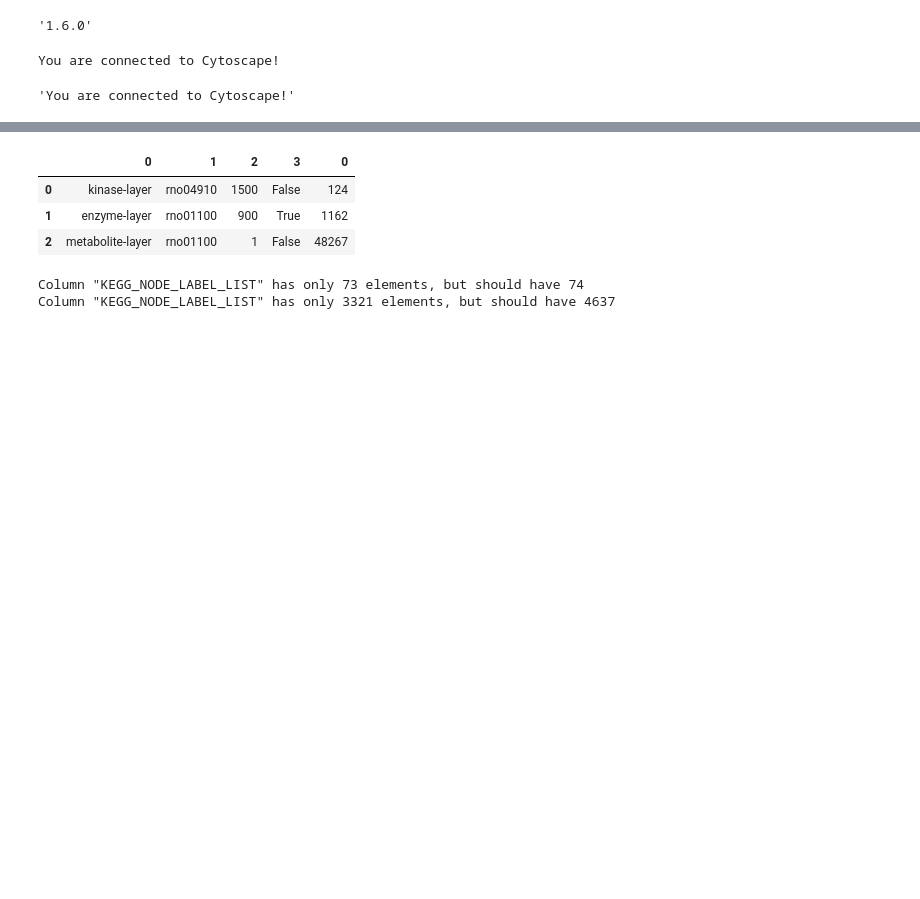
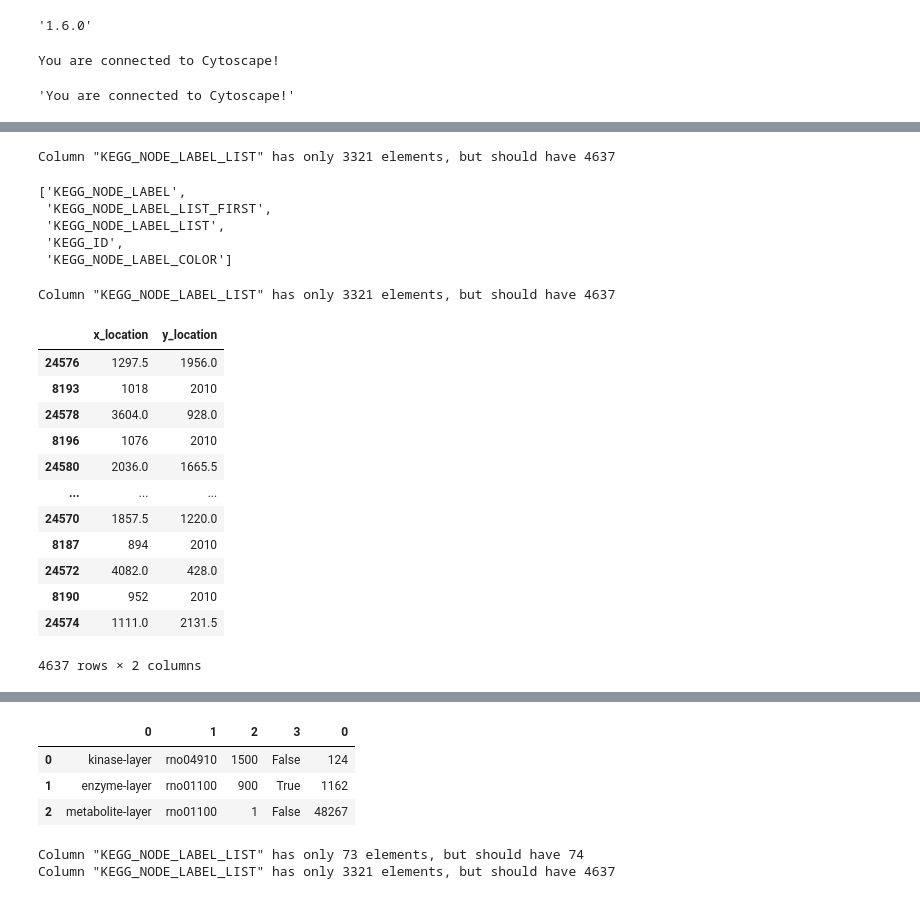
Before and after one commit to ecell/transomics2cytoscape-py, a Jupyter notebook: t2c.ipynb, the cells around one changed output, grey strips where cells are left out. Saved outputs shown, nothing was run; the diff lists cells and outputs as text; code cells hidden in the pictures; blank space fills up the shorter version.

```diff
--- a/t2c.ipynb
+++ b/t2c.ipynb
@@ -152,0 +231,34 @@ def createMidnodes(networkSUID):
+# %%
+nt = p4c.get_table_columns(table="node", network=1162, columns=list(a))
+# %% [output]
+Column "KEGG_NODE_LABEL_LIST" has only 3321 elements, but should have 4637
+# %%
+list(a)[8:13]
+# %% [output]
+['KEGG_NODE_LABEL',
+ 'KEGG_NODE_LABEL_LIST_FIRST',
+ 'KEGG_NODE_LABEL_LIST',
+ 'KEGG_ID',
+ 'KEGG_NODE_LABEL_COLOR']
+# %%
+nt = p4c.get_table_columns(table="node", network=1162, columns=list(a)[8:13])
+# %% [output]
+Column "KEGG_NODE_LABEL_LIST" has only 3321 elements, but should have 4637
+# %%
+nt = p4c.get_table_columns(table="node", network=1162, columns=['x_location', 'y_location'])
+# %%
+nt
+# %% [output]
+|  | x_location | y_location |
+| 24576 | 1297.5 | 1956.0 |
+| 8193 | 1018 | 2010 |
+| 24578 | 3604.0 | 928.0 |
+| 8196 | 1076 | 2010 |
+| 24580 | 2036.0 | 1665.5 |
+| ... | ... | ... |
+| 24570 | 1857.5 | 1220.0 |
+| 8187 | 894 | 2010 |
+| 24572 | 4082.0 | 428.0 |
+| 8190 | 952 | 2010 |
+| 24574 | 1111.0 | 2131.5 |
+4637 rows × 2 columns
```
Also changed, not shown: parts of 72 cells of this notebook.
